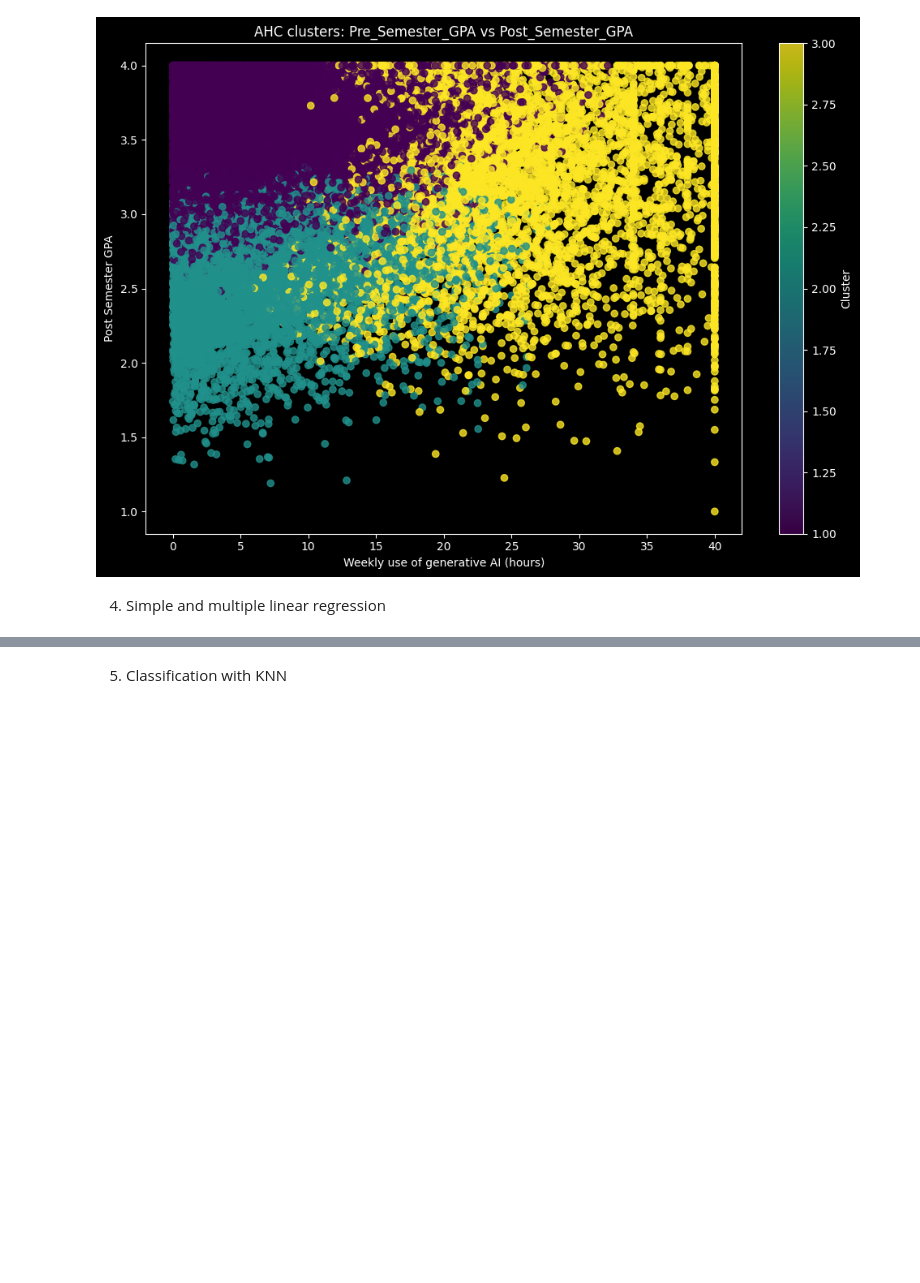
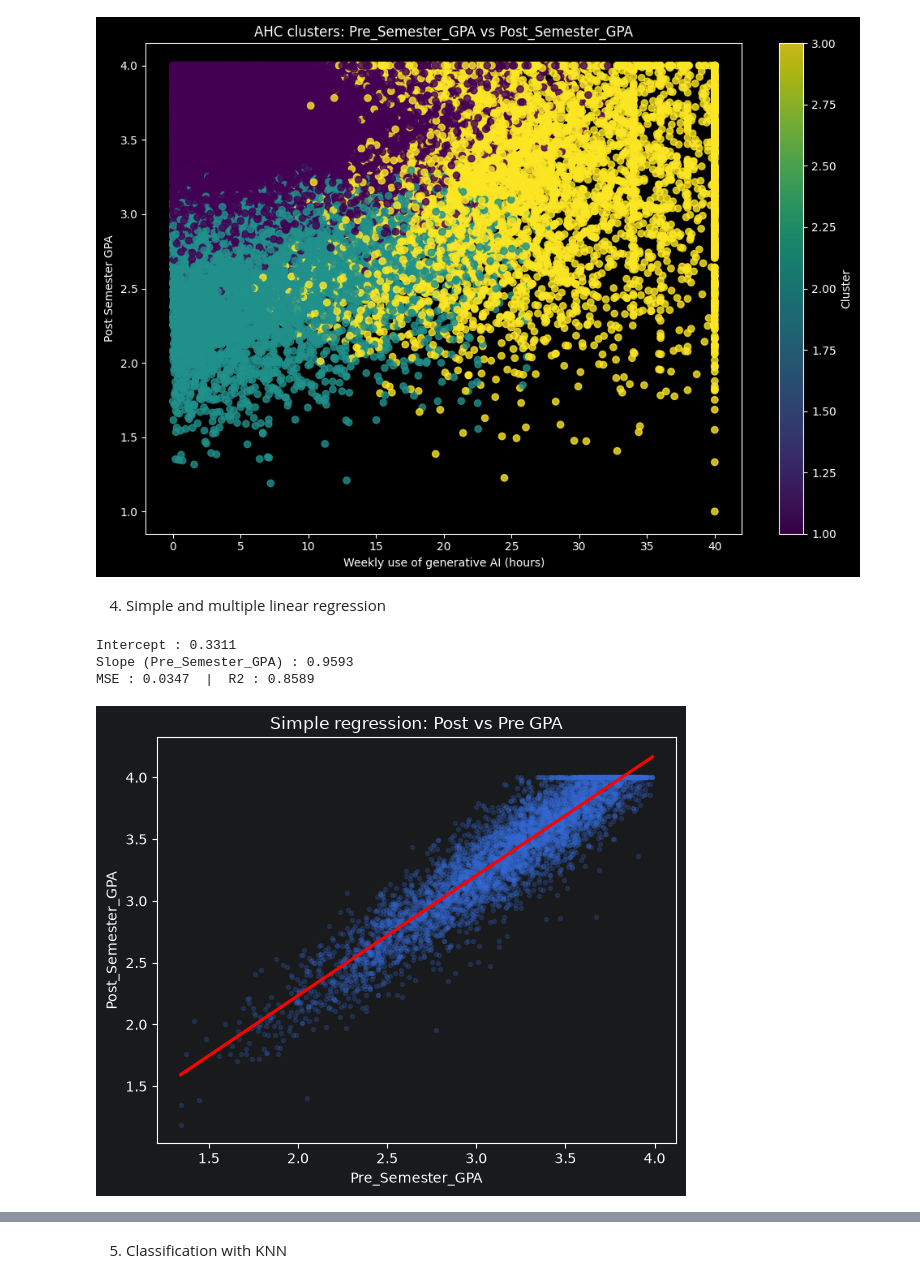
Before and after one commit to margauxrjn/Machine-Learning-AI-Impact-On-Students, a Jupyter notebook: Notebook.ipynb, the cells around one changed output, grey strips where cells are left out. Drawn from its saved outputs; the diff is of its cells as text; code cells hidden in the pictures; blank space fills up the shorter version.

```diff
--- a/Notebook.ipynb
+++ b/Notebook.ipynb
@@ -384,0 +517,29 @@ Number of clusters: 3
+# %%
+X_simple = df[simple_features]
+model_simple = LinearRegression().fit(X_simple, y)
+pred_simple = model_simple.predict(X_simple)
+mse_simple = mean_squared_error(y, pred_simple)
+r2_simple = r2_score(y, pred_simple)
+
+print(f"Intercept : {model_simple.intercept_:.4f}")
+print(f"Slope (Pre_Semester_GPA) : {model_simple.coef_[0]:.4f}")
+print(f"MSE : {mse_simple:.4f}  |  R2 : {r2_simple:.4f}")
+
+fig, ax = plt.subplots(figsize=(6, 5))
+sns.regplot(
+    data=df.sample(5000, random_state=0),
+    x="Pre_Semester_GPA",
+    y=target,
+    scatter_kws={"alpha": 0.2, "s": 8},
+    line_kws={"color": "red"},
+    ax=ax,
+)
+ax.set_title("Simple regression: Post vs Pre GPA")
+plt.tight_layout()
+plt.savefig(FIG_DIR / "regression_simple.png", dpi=150)
+plt.show()
+# %% [output]
+Intercept : 0.3311
+Slope (Pre_Semester_GPA) : 0.9593
+MSE : 0.0347  |  R2 : 0.8589
+[figure, added]
```
Also changed, not shown: parts of 10 cells of this notebook, 3 other files.
